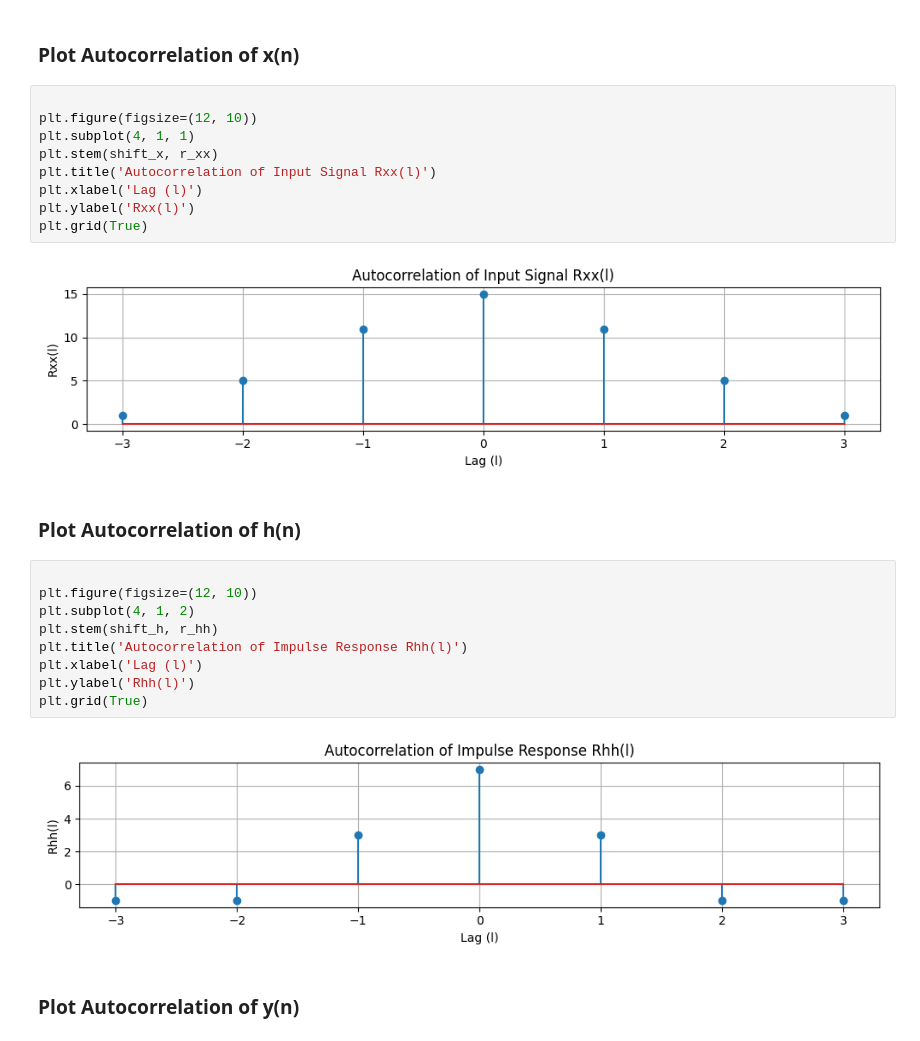
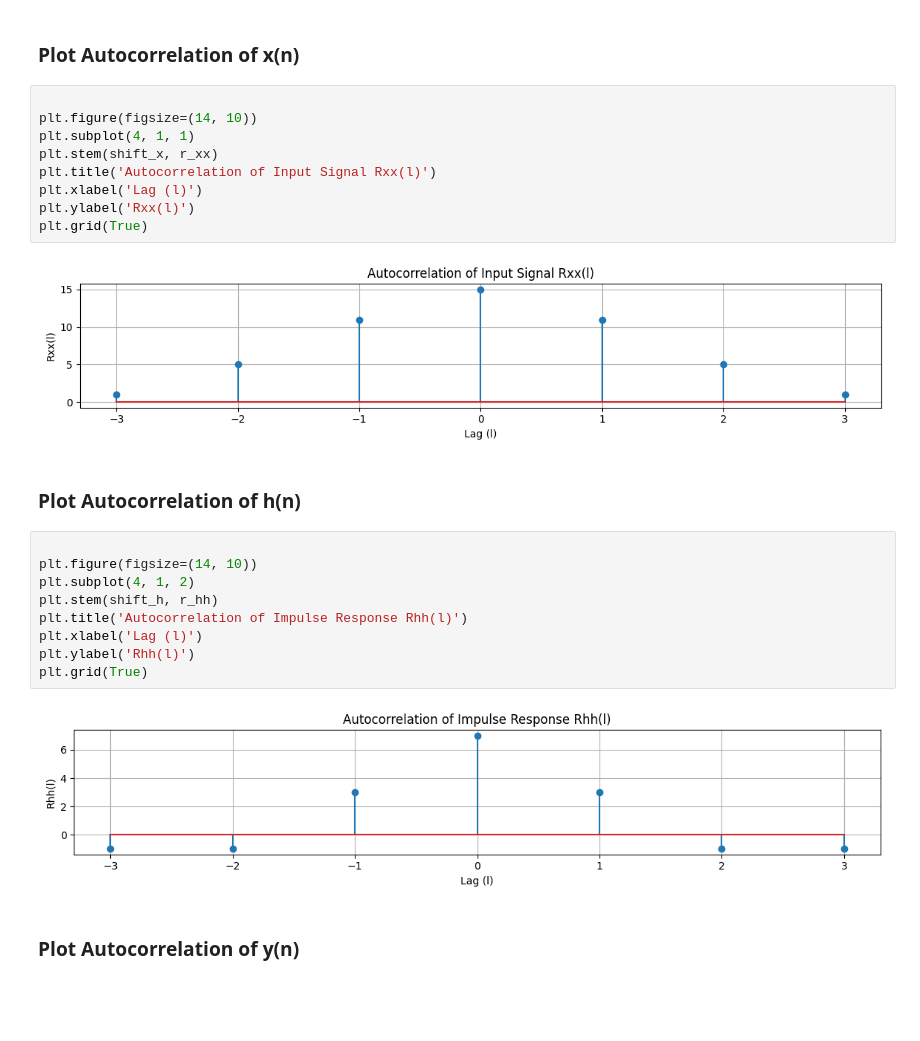
Before and after one commit to raj14428o/digital-signal-processing, a Jupyter notebook: Linear Time-Invariant (LTI) Systems/LTI_Correlation.ipynb, the cells around one changed output. Drawn from its saved outputs; the diff is of its cells as text; blank space fills up the shorter version.

```diff
--- a/Linear Time-Invariant (LTI) Systems/LTI_Correlation.ipynb
+++ b/Linear Time-Invariant (LTI) Systems/LTI_Correlation.ipynb
@@ -67,20 +67,20 @@ shift_xy = np.arange(-(len(x) - 1), len(y))
 ### Plot Autocorrelation of x(n)
 # %%
 
-plt.figure(figsize=(12, 10))
+plt.figure(figsize=(14, 10))
 plt.subplot(4, 1, 1)
 plt.stem(shift_x, r_xx)
 plt.title('Autocorrelation of Input Signal Rxx(l)')
 plt.xlabel('Lag (l)')
 plt.ylabel('Rxx(l)')
 plt.grid(True)
 # %% [output]
-[figure, old version]
+[figure, new version]
 # %% [markdown]
 ### Plot Autocorrelation of h(n)
 # %%
 
-plt.figure(figsize=(12, 10))
+plt.figure(figsize=(14, 10))
 plt.subplot(4, 1, 2)
 plt.stem(shift_h, r_hh)
 plt.title('Autocorrelation of Impulse Response Rhh(l)')
@@ -88,7 +88,7 @@ plt.xlabel('Lag (l)')
 plt.ylabel('Rhh(l)')
 plt.grid(True)
 # %% [output]
-[figure, old version]
+[figure, new version]
 # %% [markdown]
 ### Plot Autocorrelation of y(n)
 # %%
```
Also changed, not shown: parts of 1 cell of this notebook, 1 other file.
